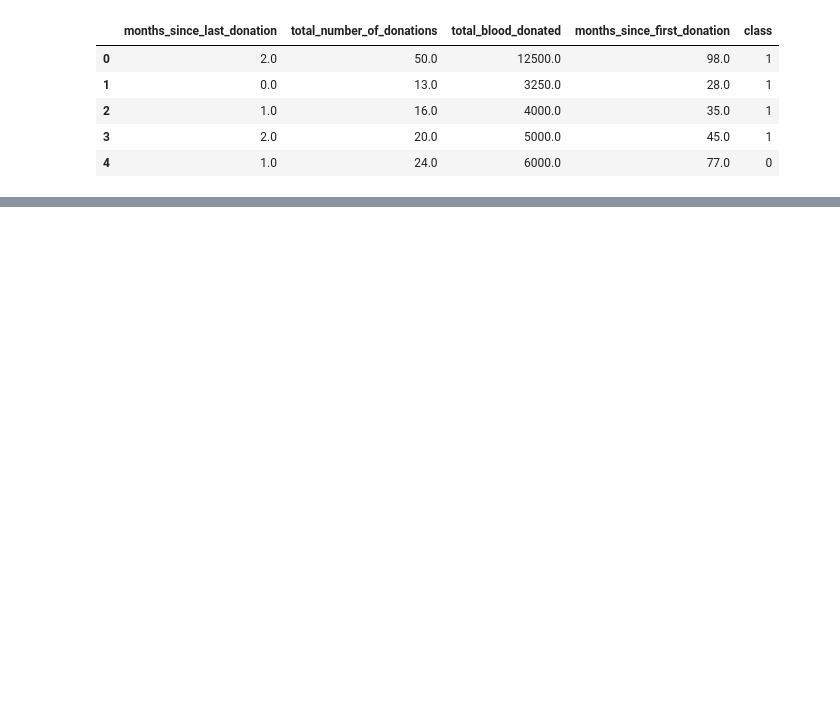
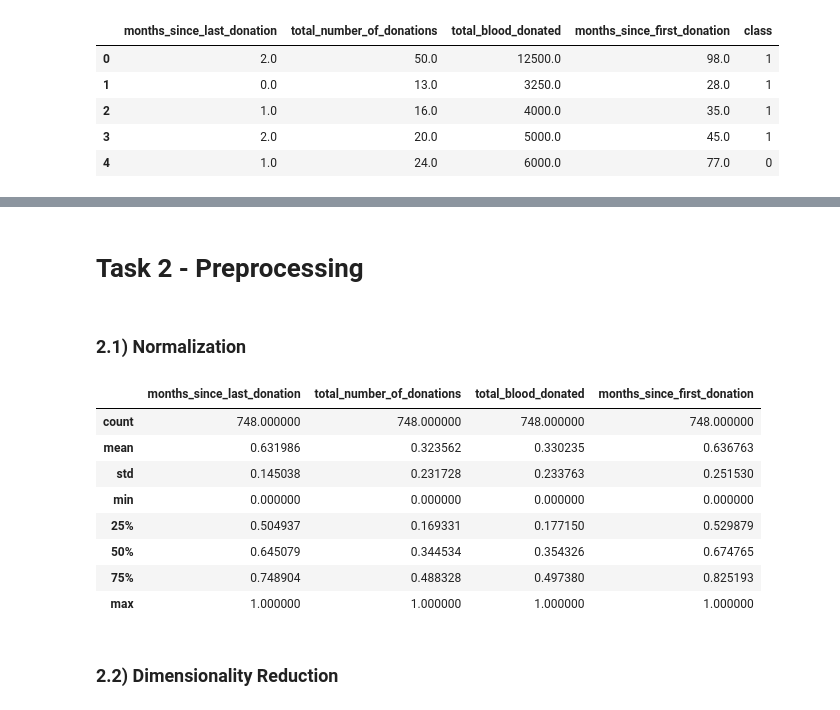
Before and after one commit to glgunderson/INFOB2DA-PA3, a Jupyter notebook: PA3_Analysis.ipynb, the cells around one changed output, grey strips where cells are left out. Drawn from its saved outputs; the diff is of its cells as text; code cells hidden in the pictures; blank space fills up the shorter version.

Commit message:
Added Basiv visualizations + some preprocessing,

```diff
--- a/PA3_Analysis.ipynb
+++ b/PA3_Analysis.ipynb
@@ -16,0 +128,35 @@ df.head()
+# %% [markdown]
+# Task 2 - Preprocessing
+# %% [markdown]
+### 2.1) Normalization
+# %%
+# Log normalization
+def log_normalization(column: pd.Series) -> pd.Series:
+    min = column.min()
+    max = column.max()
+
+    c = 0000000000000.1
+
+    normalized = (np.log(column + c) - np.log(min + c)) / (np.log(max + c) - np.log(min + c))
+
+    return normalized
+
+# Remove the target feature from preprocessing
+df_norm = df.drop(columns=['class'])
+
+for c in df_norm.columns:
+  df_norm[c] = log_normalization(df_norm[c])
+
+df_norm.describe()
+# %% [output]
+|  | months_since_last_donation | total_number_of_donations | total_blood_donated | months_since_first_donation |
+| count | 748.000000 | 748.000000 | 748.000000 | 748.000000 |
+| mean | 0.631986 | 0.323562 | 0.330235 | 0.636763 |
+| std | 0.145038 | 0.231728 | 0.233763 | 0.251530 |
+| min | 0.000000 | 0.000000 | 0.000000 | 0.000000 |
+| 25% | 0.504937 | 0.169331 | 0.177150 | 0.529879 |
+| 50% | 0.645079 | 0.344534 | 0.354326 | 0.674765 |
+| 75% | 0.748904 | 0.488328 | 0.497380 | 0.825193 |
+| max | 1.000000 | 1.000000 | 1.000000 | 1.000000 |
+# %% [markdown]
+### 2.2) Dimensionality Reduction
```
Also changed, not shown: parts of 30 cells of this notebook.
